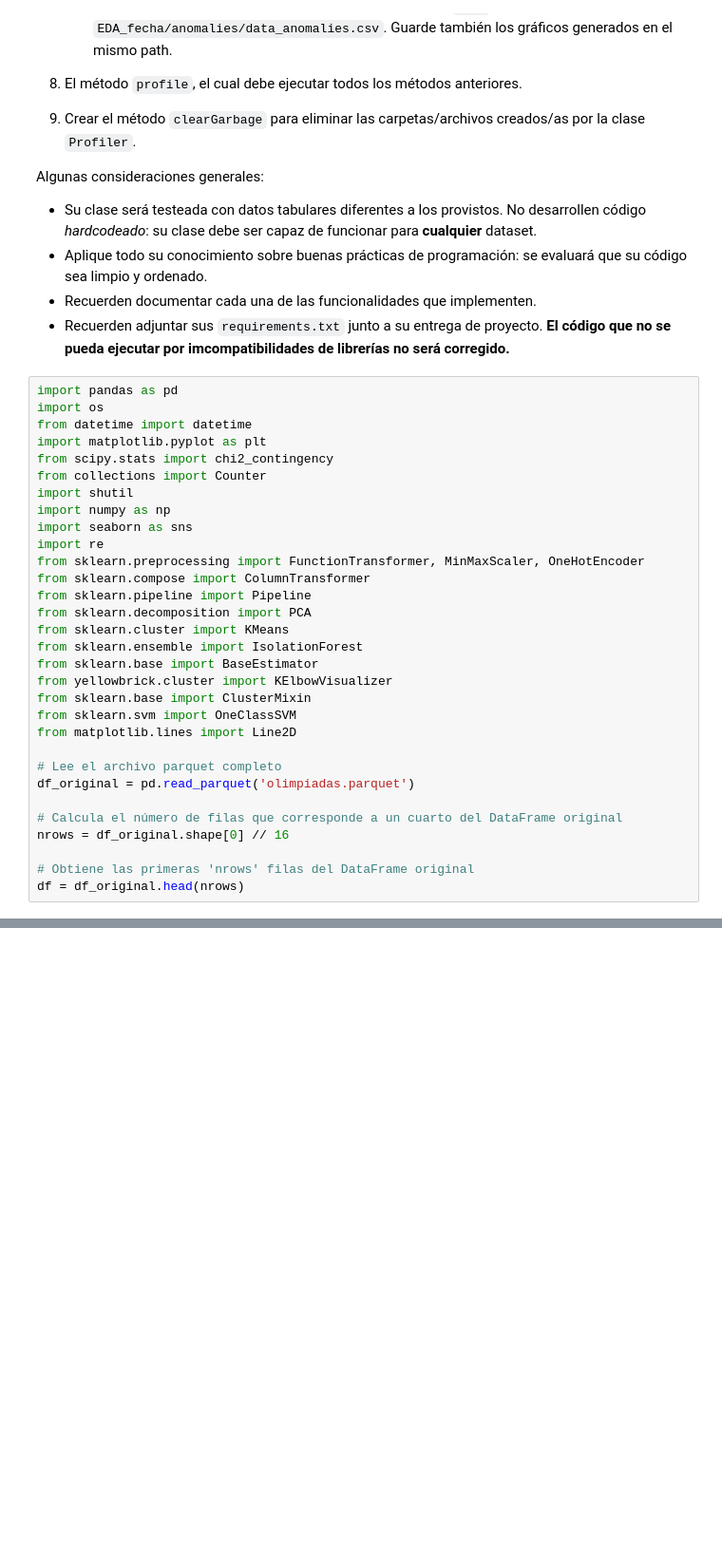
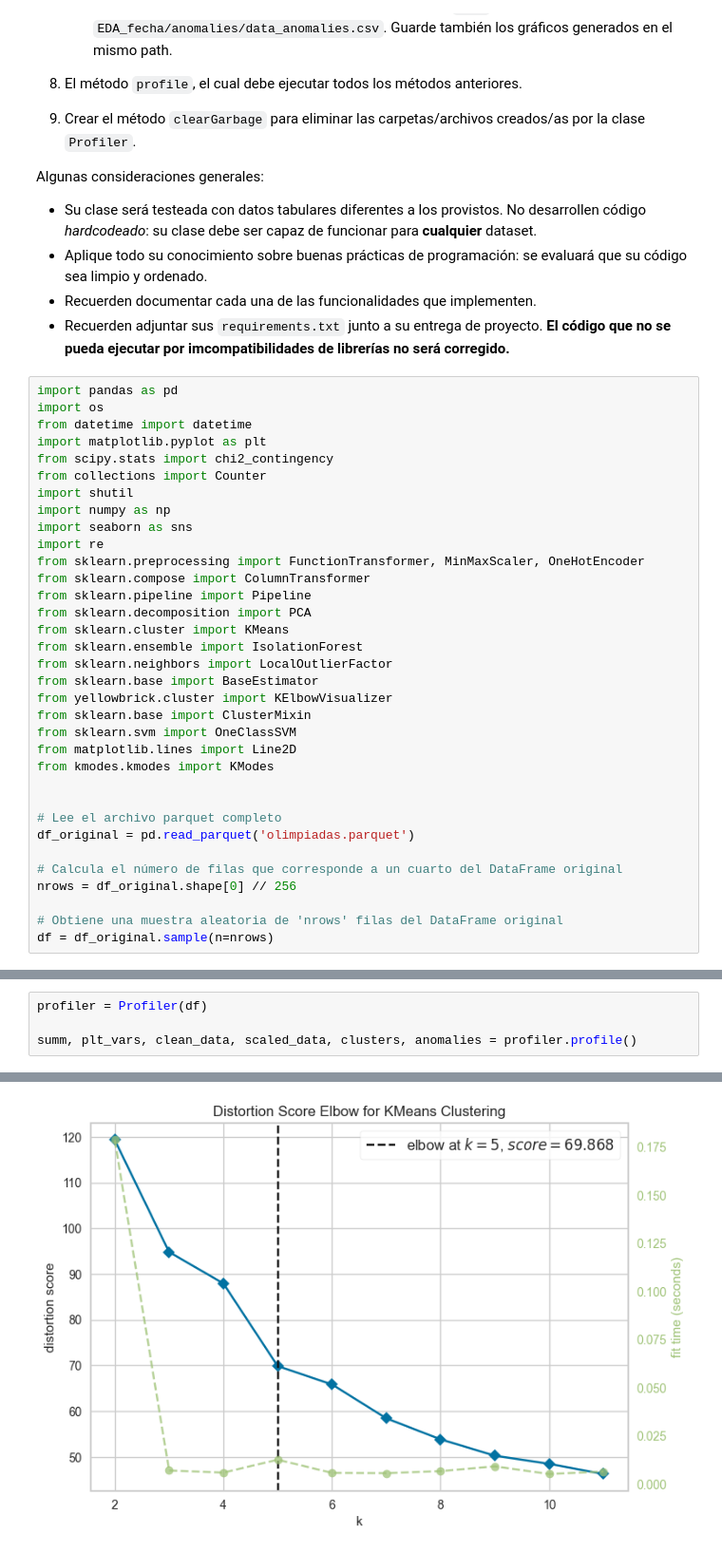
Before and after one commit to tomasaguirre-ignacioalbornoz/MDS7202, a Jupyter notebook: Proyecto1/Proyecto_enunciado.ipynb, the cells around one changed output, grey strips where cells are left out. Shown at 95% size. Saved outputs shown, nothing was run; the diff lists cells and outputs as text; blank space fills up the shorter version.

```diff
--- a/Proyecto1/Proyecto_enunciado.ipynb
+++ b/Proyecto1/Proyecto_enunciado.ipynb
@@ -142,17 +142,20 @@ from sklearn.pipeline import Pipeline
 from sklearn.decomposition import PCA
 from sklearn.cluster import KMeans
 from sklearn.ensemble import IsolationForest
+from sklearn.neighbors import LocalOutlierFactor
 from sklearn.base import BaseEstimator
 from yellowbrick.cluster import KElbowVisualizer
 from sklearn.base import ClusterMixin
 from sklearn.svm import OneClassSVM
 from matplotlib.lines import Line2D
+from kmodes.kmodes import KModes
+
 
 # Lee el archivo parquet completo
 df_original = pd.read_parquet('olimpiadas.parquet')
 
 # Calcula el número de filas que corresponde a un cuarto del DataFrame original
-nrows = df_original.shape[0] // 16
+nrows = df_original.shape[0] // 256
 
-# Obtiene las primeras 'nrows' filas del DataFrame original
-df = df_original.head(nrows)
+# Obtiene una muestra aleatoria de 'nrows' filas del DataFrame original
+df = df_original.sample(n=nrows)
@@ -1004,0 +1095,5 @@ profiler.clearGarbage()
+# %%
+profiler = Profiler(df)
+
+summ, plt_vars, clean_data, scaled_data, clusters, anomalies = profiler.profile()
+# %% [output]
@@ -1004,0 +1117 @@ profiler.clearGarbage()
+[figure, added]
```
Also changed, not shown: parts of 5 cells of this notebook, 1 other file.
